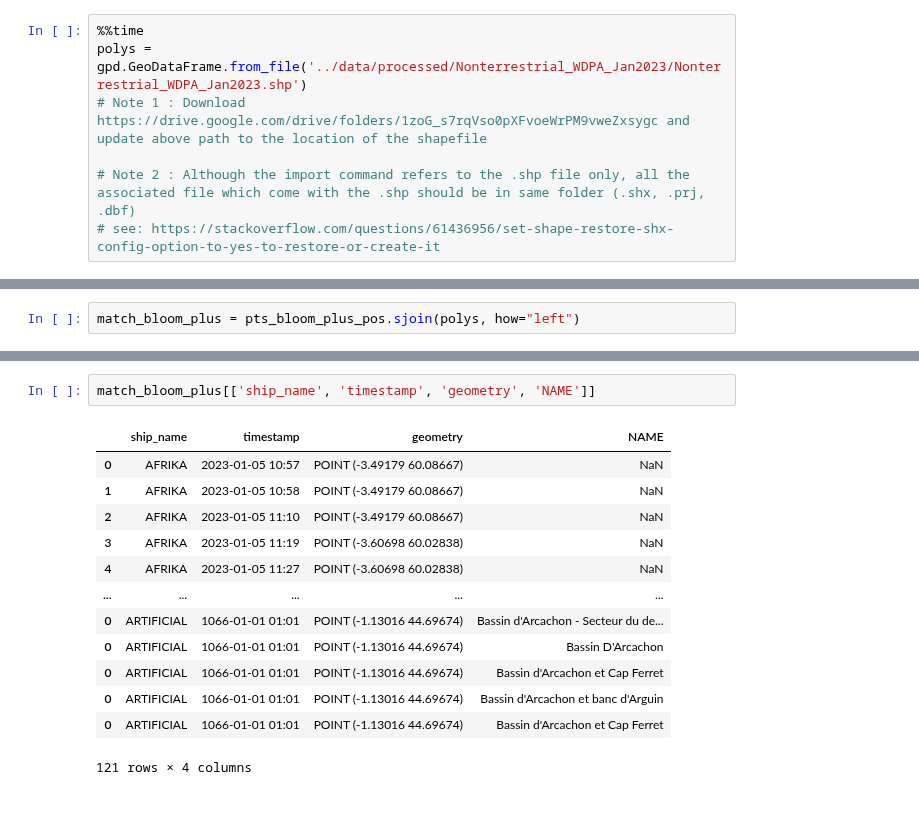
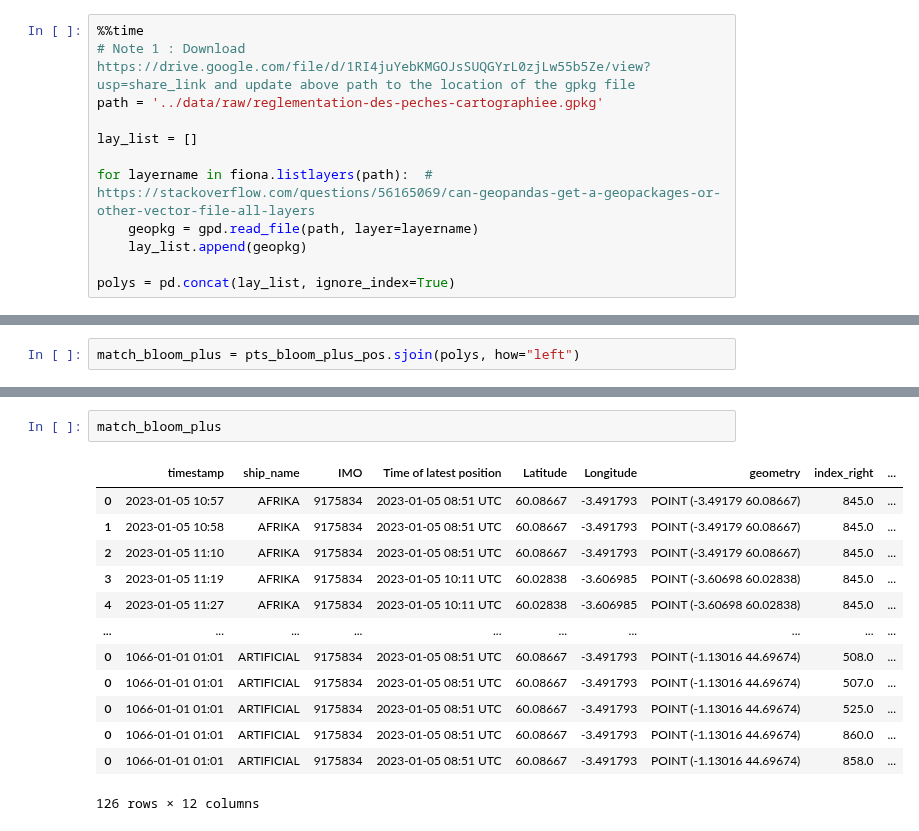
Before and after one commit to dataforgoodfr/12_bloom, a Jupyter notebook: data_science/notebooks/locate_boats_gpkg_(French_PAs).ipynb, the cells around one changed output, grey strips where cells are left out. Drawn from its saved outputs; the diff is of its cells as text.

```diff
--- a/data_science/notebooks/locate_boats_gpkg_(French_PAs).ipynb
+++ b/data_science/notebooks/locate_boats_gpkg_(French_PAs).ipynb
@@ -17,8 +18,13 @@ from copy import copy
 # %%
 %%time
-polys = gpd.GeoDataFrame.from_file('../data/processed/Nonterrestrial_WDPA_Jan2023/Nonterrestrial_WDPA_Jan2023.shp')
-# Note 1 : Download https://drive.google.com/drive/folders/1zoG_s7rqVso0pXFvoeWrPM9vweZxsygc and update above path to the location of the shapefile
+# Note 1 : Download https://drive.google.com/file/d/1RI4juYebKMGOJsSUQGYrL0zjLw55b5Ze/view?usp=share_link and update above path to the location of the gpkg file
+path = '../data/raw/reglementation-des-peches-cartographiee.gpkg'
 
-# Note 2 : Although the import command refers to the .shp file only, all the associated file which come with the .shp should be in same folder (.shx, .prj, .dbf)
-# see: https://stackoverflow.com/questions/61436956/set-shape-restore-shx-config-option-to-yes-to-restore-or-create-it
+lay_list = []
+
+for layername in fiona.listlayers(path):  # https://stackoverflow.com/questions/56165069/can-geopandas-get-a-geopackages-or-other-vector-file-all-layers
+    geopkg = gpd.read_file(path, layer=layername)
+    lay_list.append(geopkg)
+
+polys = pd.concat(lay_list, ignore_index=True)
 # %% [output]
@@ -153,16 +161,16 @@ match_test[['ship_name', 'timestamp', 'geometry', 'NAME']]
 # %%
-match_bloom_plus[['ship_name', 'timestamp', 'geometry', 'NAME']]
+match_bloom_plus
 # %% [output]
-|  | ship_name | timestamp | geometry | NAME |
-| 0 | AFRIKA | 2023-01-05 10:57 | POINT (-3.49179 60.08667) | NaN |
-| 1 | AFRIKA | 2023-01-05 10:58 | POINT (-3.49179 60.08667) | NaN |
-| 2 | AFRIKA | 2023-01-05 11:10 | POINT (-3.49179 60.08667) | NaN |
-| 3 | AFRIKA | 2023-01-05 11:19 | POINT (-3.60698 60.02838) | NaN |
-| 4 | AFRIKA | 2023-01-05 11:27 | POINT (-3.60698 60.02838) | NaN |
-| ... | ... | ... | ... | ... |
-| 0 | ARTIFICIAL | 1066-01-01 01:01 | POINT (-1.13016 44.69674) | Bassin d'Arcachon - Secteur du de... |
-| 0 | ARTIFICIAL | 1066-01-01 01:01 | POINT (-1.13016 44.69674) | Bassin D'Arcachon |
-| 0 | ARTIFICIAL | 1066-01-01 01:01 | POINT (-1.13016 44.69674) | Bassin d'Arcachon et Cap Ferret |
-| 0 | ARTIFICIAL | 1066-01-01 01:01 | POINT (-1.13016 44.69674) | Bassin d'Arcachon et banc d'Arguin |
-| 0 | ARTIFICIAL | 1066-01-01 01:01 | POINT (-1.13016 44.69674) | Bassin d'Arcachon et Cap Ferret |
+|  | timestamp | ship_name | IMO | Time of latest position | Latitude | Longitude | geometry | index_right | ... |
+| 0 | 2023-01-05 10:57 | AFRIKA | 9175834 | 2023-01-05 08:51 UTC | 60.08667 | -3.491793 | POINT (-3.49179 60.08667) | 845.0 | ... |
+| 1 | 2023-01-05 10:58 | AFRIKA | 9175834 | 2023-01-05 08:51 UTC | 60.08667 | -3.491793 | POINT (-3.49179 60.08667) | 845.0 | ... |
+| 2 | 2023-01-05 11:10 | AFRIKA | 9175834 | 2023-01-05 08:51 UTC | 60.08667 | -3.491793 | POINT (-3.49179 60.08667) | 845.0 | ... |
+| 3 | 2023-01-05 11:19 | AFRIKA | 9175834 | 2023-01-05 10:11 UTC | 60.02838 | -3.606985 | POINT (-3.60698 60.02838) | 845.0 | ... |
+| 4 | 2023-01-05 11:27 | AFRIKA | 9175834 | 2023-01-05 10:11 UTC | 60.02838 | -3.606985 | POINT (-3.60698 60.02838) | 845.0 | ... |
+| ... | ... | ... | ... | ... | ... | ... | ... | ... | ... |
+| 0 | 1066-01-01 01:01 | ARTIFICIAL | 9175834 | 2023-01-05 08:51 UTC | 60.08667 | -3.491793 | POINT (-1.13016 44.69674) | 508.0 | ... |
+| 0 | 1066-01-01 01:01 | ARTIFICIAL | 9175834 | 2023-01-05 08:51 UTC | 60.08667 | -3.491793 | POINT (-1.13016 44.69674) | 507.0 | ... |
+| 0 | 1066-01-01 01:01 | ARTIFICIAL | 9175834 | 2023-01-05 08:51 UTC | 60.08667 | -3.491793 | POINT (-1.13016 44.69674) | 525.0 | ... |
+| 0 | 1066-01-01 01:01 | ARTIFICIAL | 9175834 | 2023-01-05 08:51 UTC | 60.08667 | -3.491793 | POINT (-1.13016 44.69674) | 860.0 | ... |
+| 0 | 1066-01-01 01:01 | ARTIFICIAL | 9175834 | 2023-01-05 08:51 UTC | 60.08667 | -3.491793 | POINT (-1.13016 44.69674) | 858.0 | ... |
-121 rows × 4 columns
+126 rows × 12 columns
```
Also changed, not shown: parts of 14 cells of this notebook, 1 other file.
